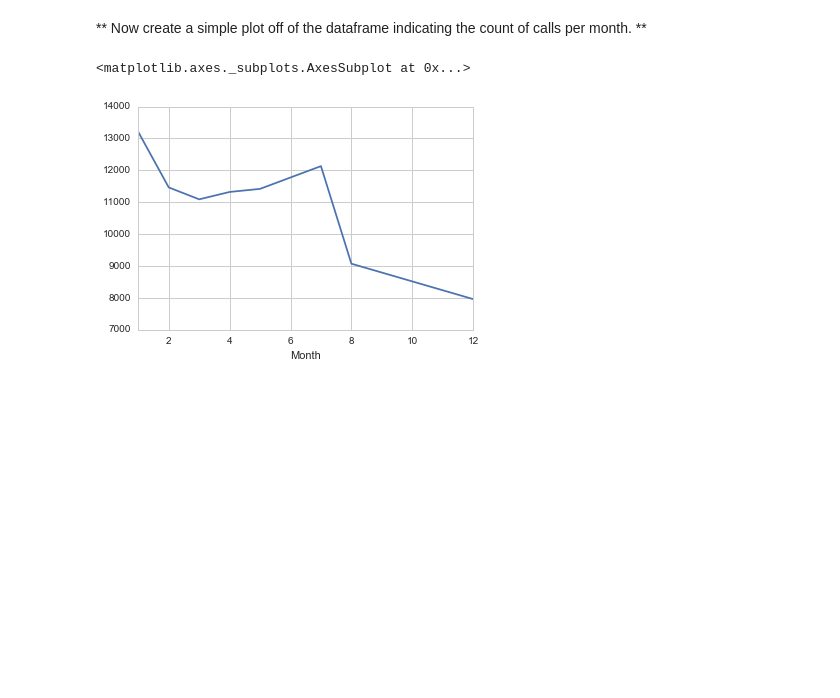
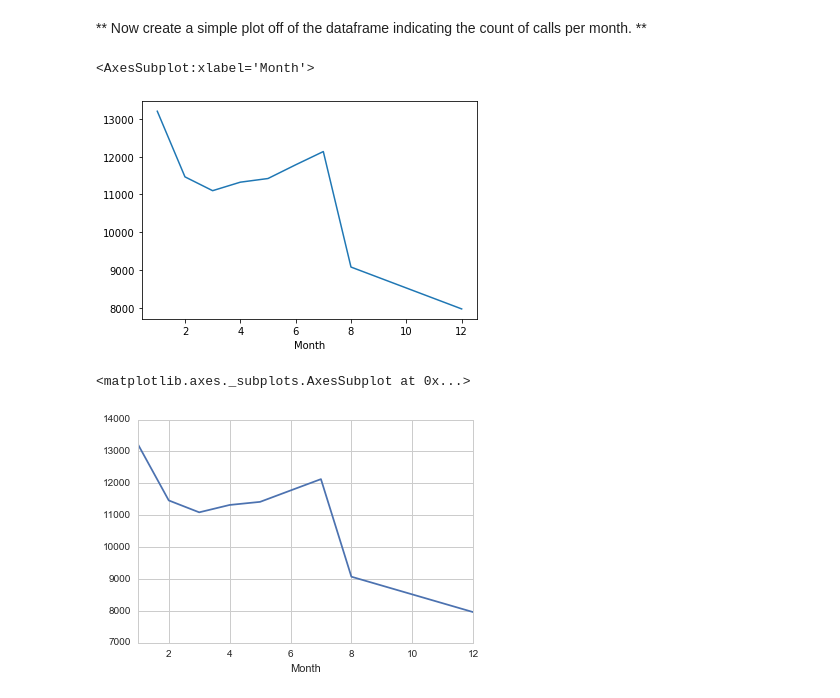
Before and after one commit to Ayush76-crypto/Code-Ground, a Jupyter notebook: Try Project -1/01-911 Calls Data Capstone Project.ipynb, the cells around one changed output. Saved outputs shown, nothing was run; the diff lists cells and outputs as text; code cells hidden in the pictures; blank space fills up the shorter version.

```diff
--- a/Try Project -1/01-911 Calls Data Capstone Project.ipynb
+++ b/Try Project -1/01-911 Calls Data Capstone Project.ipynb
@@ -250,0 +242,2 @@ _____
+# %%
+byMonth = df.groupby('Month').count()
@@ -251,5 +254,10 @@ _____
 # %% [markdown]
 ** Now create a simple plot off of the dataframe indicating the count of calls per month. **
+# %%
+byMonth['lat'].plot()
+# %% [output]
+<AxesSubplot:xlabel='Month'>
+[figure, added]
 # %%
 # %% [output]
 <matplotlib.axes._subplots.AxesSubplot at 0x...>
```
Also changed, not shown: parts of 14 cells of this notebook, 3 other files.
